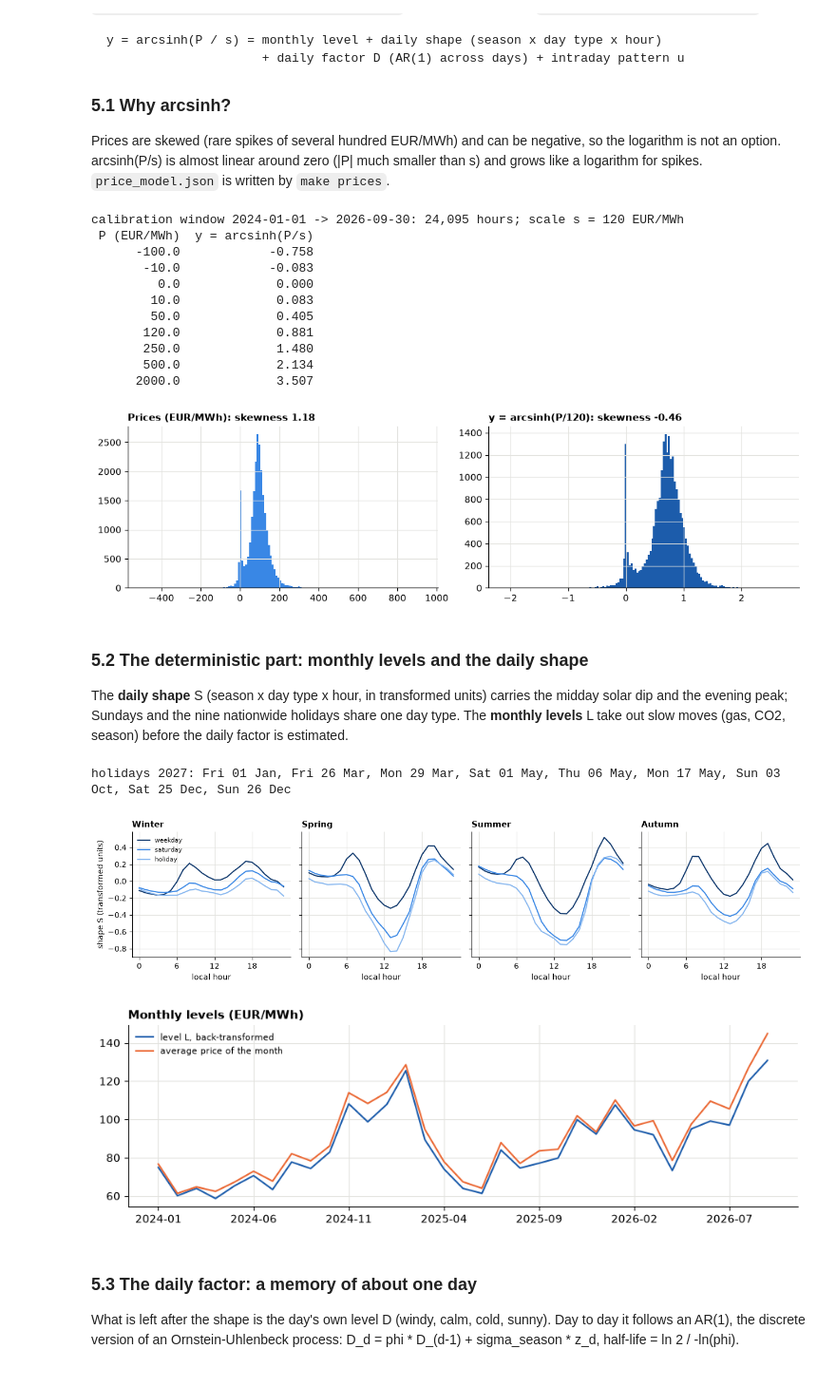
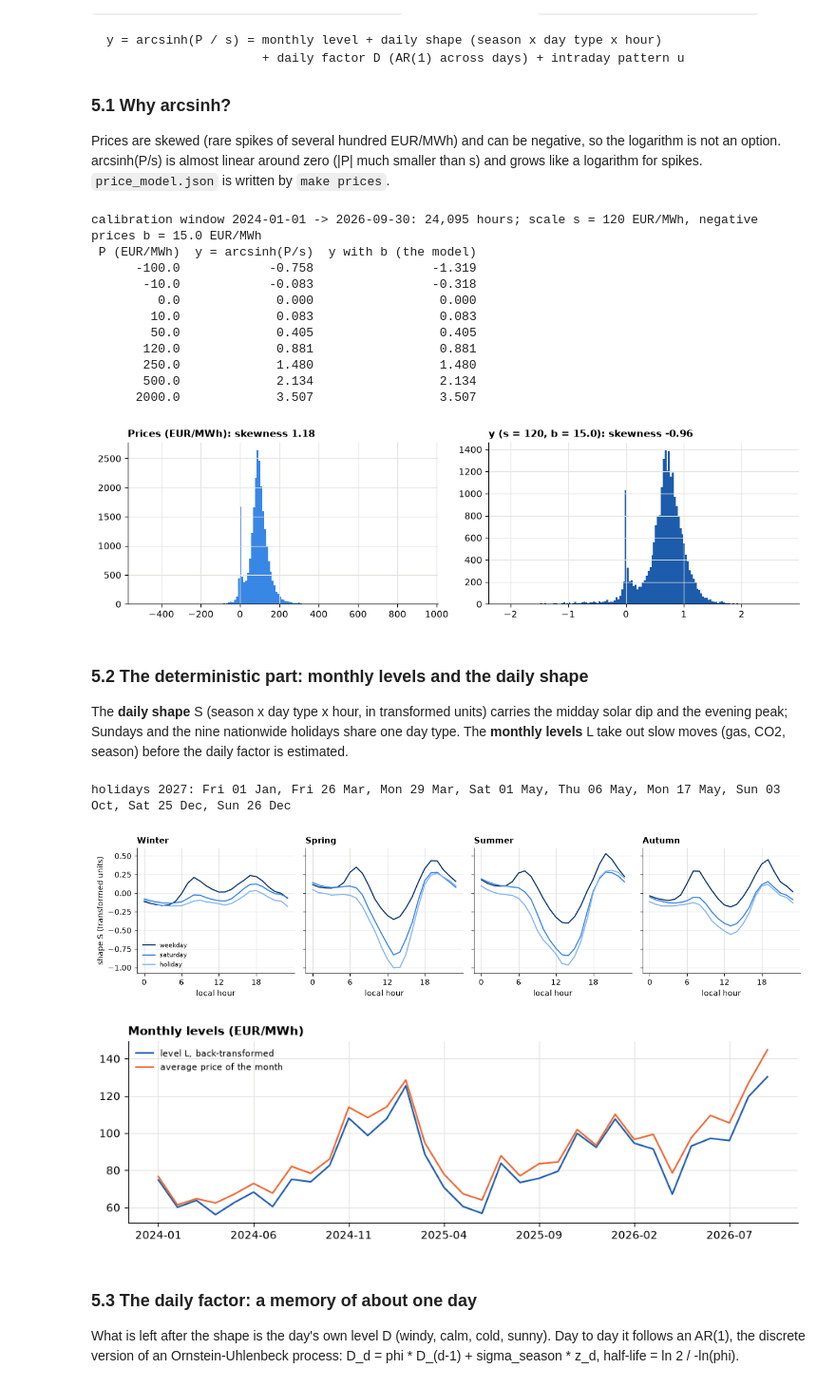
Before and after one commit to ankitpatel1661/ppa-lab, a Jupyter notebook: notebooks/ppa_lab_playground.ipynb, the cells around one changed output. Shown at 95% size. Cells and saved outputs as stored; diff of their text form; code cells hidden in the pictures.

```diff
--- a/notebooks/ppa_lab_playground.ipynb
+++ b/notebooks/ppa_lab_playground.ipynb
@@ -1337,32 +1337,34 @@ local_day = prices_h.index.tz_convert(TZ).normalize().tz_localize(None)
 in_window = (local_day >= pd.Timestamp(pm.calibration_start)) & (local_day <= pd.Timestamp(pm.calibration_end))
 hist = prices_h.loc[in_window, "price_eur_mwh"].dropna()     # the calibration history (UTC index)
 print(f"calibration window {pm.calibration_start} -> {pm.calibration_end}: {len(hist):,} hours; "
-      f"scale s = {model.scale:g} EUR/MWh")
+      f"scale s = {model.scale:g} EUR/MWh, negative prices b = {model.negative_scale} EUR/MWh")
 
 grid = np.array([-100.0, -10.0, 0.0, 10.0, 50.0, 120.0, 250.0, 500.0, 2000.0])
-print(pd.DataFrame({"P (EUR/MWh)": grid, "y = arcsinh(P/s)": transform(grid, model.scale).round(3)}).to_string(index=False))
+print(pd.DataFrame({"P (EUR/MWh)": grid, "y = arcsinh(P/s)": transform(grid, model.scale).round(3),
+                    "y with b (the model)": transform(grid, model.scale, model.negative_scale).round(3),
+                    }).to_string(index=False))
 # %% [output]
-calibration window 2024-01-01 -> 2026-09-30: 24,095 hours; scale s = 120 EUR/MWh
- P (EUR/MWh)  y = arcsinh(P/s)
-      -100.0            -0.758
-       -10.0            -0.083
-         0.0             0.000
-        10.0             0.083
-        50.0             0.405
-       120.0             0.881
-       250.0             1.480
-       500.0             2.134
-      2000.0             3.507
+calibration window 2024-01-01 -> 2026-09-30: 24,095 hours; scale s = 120 EUR/MWh, negative prices b = 15.0 EUR/MWh
+ P (EUR/MWh)  y = arcsinh(P/s)  y with b (the model)
+      -100.0            -0.758                -1.319
+       -10.0            -0.083                -0.318
+         0.0             0.000                 0.000
+        10.0             0.083                 0.083
+        50.0             0.405                 0.405
+       120.0             0.881                 0.881
+       250.0             1.480                 1.480
+       500.0             2.134                 2.134
+      2000.0             3.507                 3.507
 # %%
-y_hist = pd.Series(transform(hist.to_numpy(), model.scale))
+y_hist = pd.Series(transform(hist.to_numpy(), model.scale, model.negative_scale))
 fig, axes = plt.subplots(1, 2, figsize=(11, 3.2))
 axes[0].hist(hist, bins=150, color="#3987e5")
 axes[0].set_title(f"Prices (EUR/MWh): skewness {hist.skew():.2f}")
 axes[1].hist(y_hist, bins=150, color="#1c5cab")
-axes[1].set_title(f"y = arcsinh(P/{model.scale:g}): skewness {y_hist.skew():.2f}")
+axes[1].set_title(f"y (s = {model.scale:g}, b = {model.negative_scale}): skewness {y_hist.skew():.2f}")
 fig.tight_layout();
 # %% [output]
-[figure, old version]
+[figure, new version]
 # %% [markdown]
 ### 5.2 The deterministic part: monthly levels and the daily shape
 The **daily shape** S (season x day type x hour, in transformed units) carries the midday
@@ -1372,24 +1374,24 @@ estimated.
 # %%
 fig, axes = plt.subplots(1, 4, figsize=(13, 3.2), sharey=True)
 for ax, season in zip(axes, ["winter", "spring", "summer", "autumn"]):
     for daytype, colour in zip(["weekday", "saturday", "holiday"], ["#0d366b", "#3987e5", "#86b6ef"]):
         ax.plot(range(24), model.profile.loc[(season, daytype)].to_numpy(), color=colour, label=daytype)
     ax.set_title(season.title()); ax.set_xticks(range(0, 24, 6)); ax.set_xlabel("local hour")
 axes[0].set_ylabel("shape S (transformed units)"); axes[0].legend(frameon=False, fontsize=8)
 fig.tight_layout()
 
 months = hist.index.tz_convert(TZ).tz_localize(None).to_period("M").astype(str)
 levels = pd.DataFrame({
-    "level L, back-transformed": inverse(model.levels.to_numpy(), model.scale),
+    "level L, back-transformed": inverse(model.levels.to_numpy(), model.scale, model.negative_scale),
     "average price of the month": hist.groupby(months).mean().reindex(model.levels.index).to_numpy(),
 }, index=model.levels.index)
 ax = levels.plot(figsize=(11, 3), color=["#1c5cab", "#eb6834"], title="Monthly levels (EUR/MWh)")
 ax.legend(frameon=False, fontsize=8);
 print("holidays 2027:", ", ".join(d.strftime("%a %d %b") for d in sorted(german_holidays(2027))))
 # %% [output]
 holidays 2027: Fri 01 Jan, Fri 26 Mar, Mon 29 Mar, Sat 01 May, Thu 06 May, Mon 17 May, Sun 03 Oct, Sat 25 Dec, Sun 26 Dec
-[figure, old version]
+[figure, new version]
-[figure, old version]
+[figure, new version]
 # %% [markdown]
 ### 5.3 The daily factor: a memory of about one day
 What is left after the shape is the day's own level D (windy, calm, cold, sunny). Day to day
```
Also changed, not shown: parts of 29 cells of this notebook, 53 other files.
